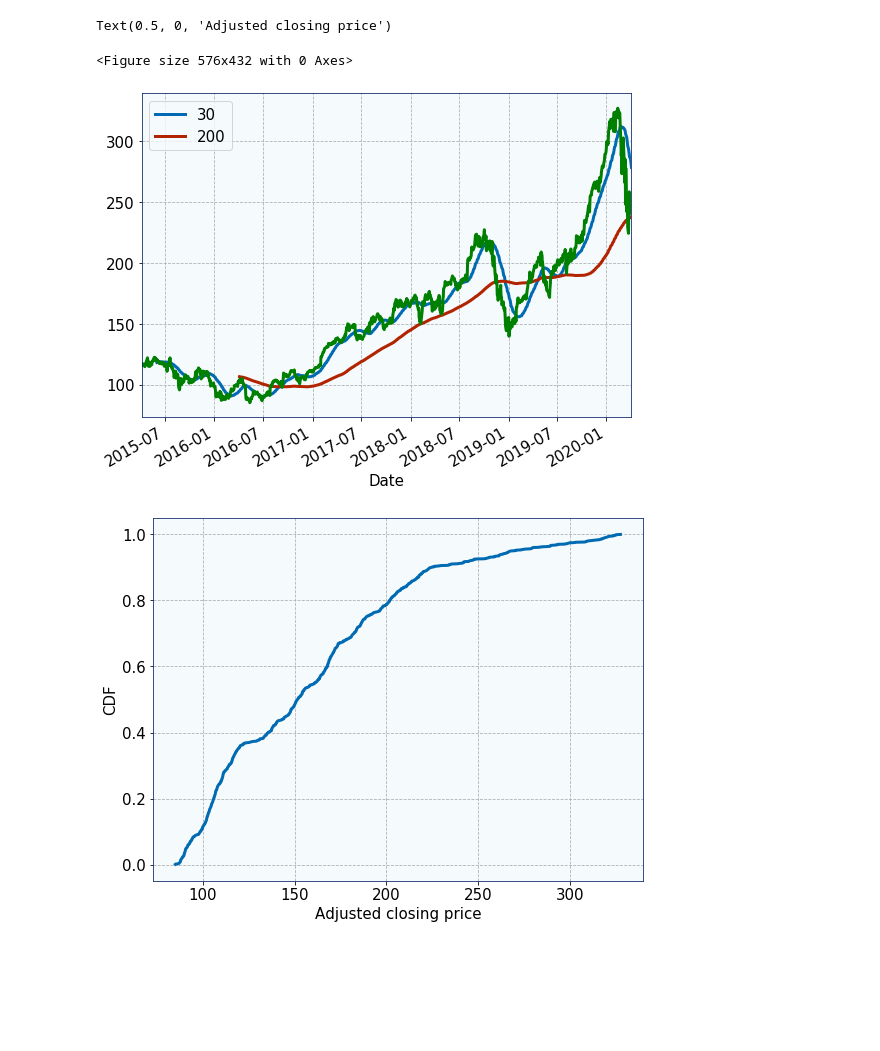
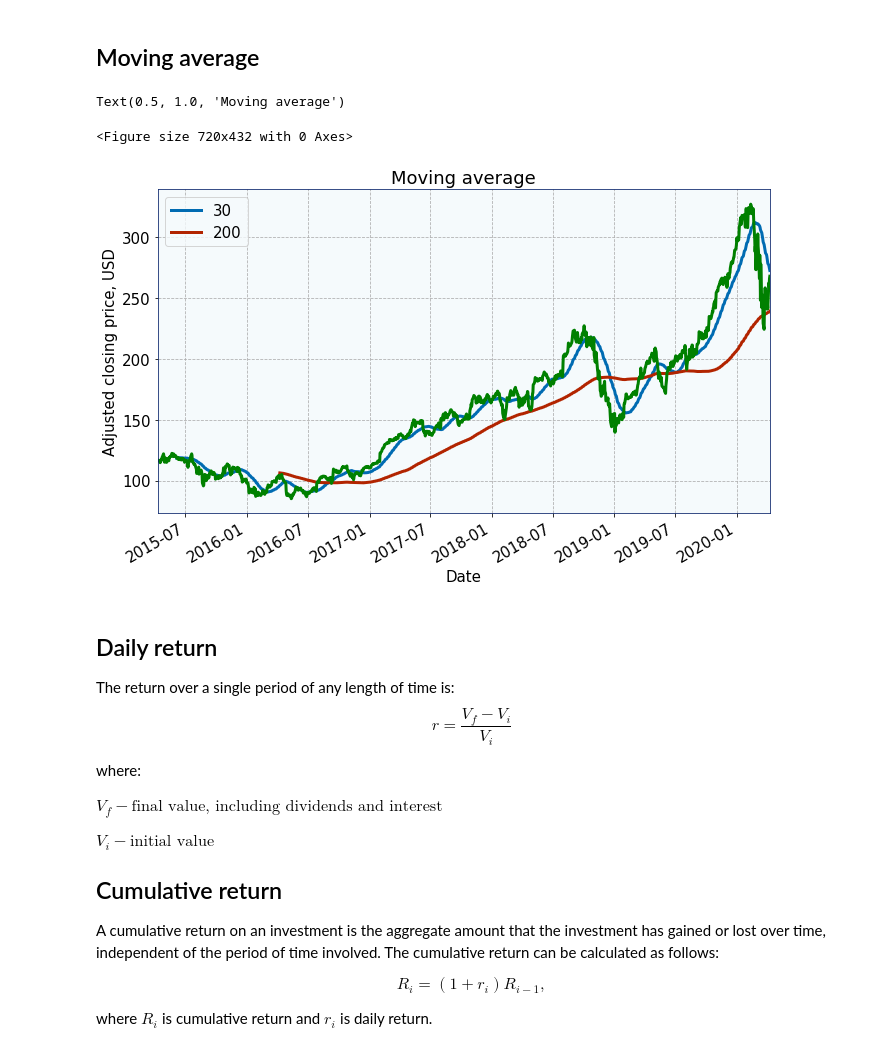
Before and after one commit to nikitataf/stock-data, a Jupyter notebook: apple_stock.ipynb, the cells around one changed output. Cells and saved outputs as stored; diff of their text form; code cells hidden in the pictures; blank space fills up the shorter version.

Commit message:
Added Linear regression, fixed code, and visualized with formulas

```diff
--- a/apple_stock.ipynb
+++ b/apple_stock.ipynb
@@ -26,29 +45,37 @@ Daily return: ![image.png](attachment:image.png)
+# %% [markdown]
+## Moving average
 # %%
-# Adjusted closing price
-daily_close = data['Adj Close']
-
 # Moving average
 plt.figure()
 moving_avg = pd.DataFrame()
 moving_avg['30'] = daily_close.rolling(window=40).mean()
 moving_avg['200'] = daily_close.rolling(window=252).mean()
 moving_avg.plot()
 data['Adj Close'].plot()
-
-
-# CDF plot
-daily_close_np = daily_close.to_numpy()
-daily_close_np = daily_close_np.reshape([daily_close_np.shape[0],])
-plt.figure()
-X, Y = cdfplot(daily_close_np)
-plt.plot(X, Y)
-plt.ylabel("CDF")
-plt.xlabel("Adjusted closing price")
+plt.ylabel('Adjusted closing price, USD')
+plt.xlabel('Date')
+plt.title('Moving average')
 # %% [output]
-Text(0.5, 0, 'Adjusted closing price')
+Text(0.5, 1.0, 'Moving average')
-<Figure size 576x432 with 0 Axes>
+<Figure size 720x432 with 0 Axes>
-[figure, old version]
+[figure, new version]
-[figure, removed]
+# %% [markdown]
+## Daily return
+The return over a single period of any length of time is:
+$$r={\frac {V_{f}-V_{i}}{V_{i}}}$$
+
+where:
+
+$V_{f} - \text{final value, including dividends and interest}$
+
+$V_{i} - \text{initial value}$
+
+## Cumulative return
+A cumulative return on an investment is the aggregate amount that the investment has gained or lost over time, independent of the period of time involved. The cumulative return can be calculated as follows:
+
+$$R_i = (1+r_i)R_{i-1},$$
+
+where $R_i$ is cumulative return and $r_i$ is daily return.
 # %%
 # Daily return
 daily_pct_change = daily_close.pct_change()
```
Also changed, not shown: parts of 15 cells of this notebook, 4 other files.
